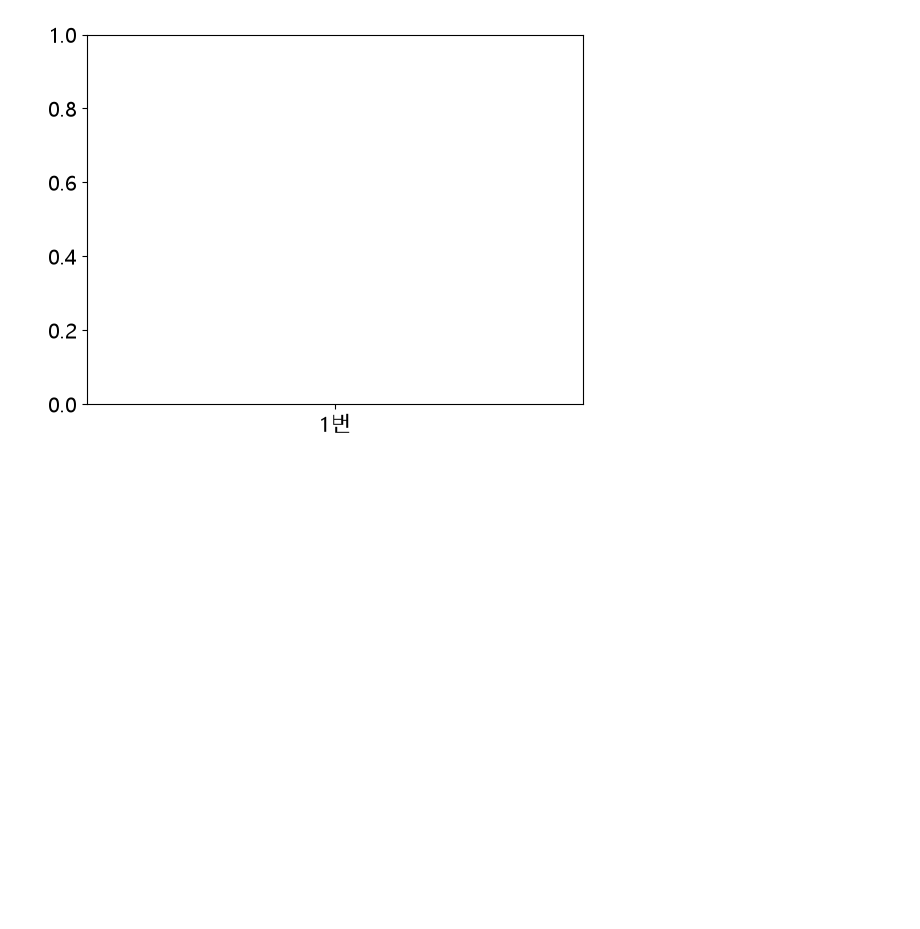
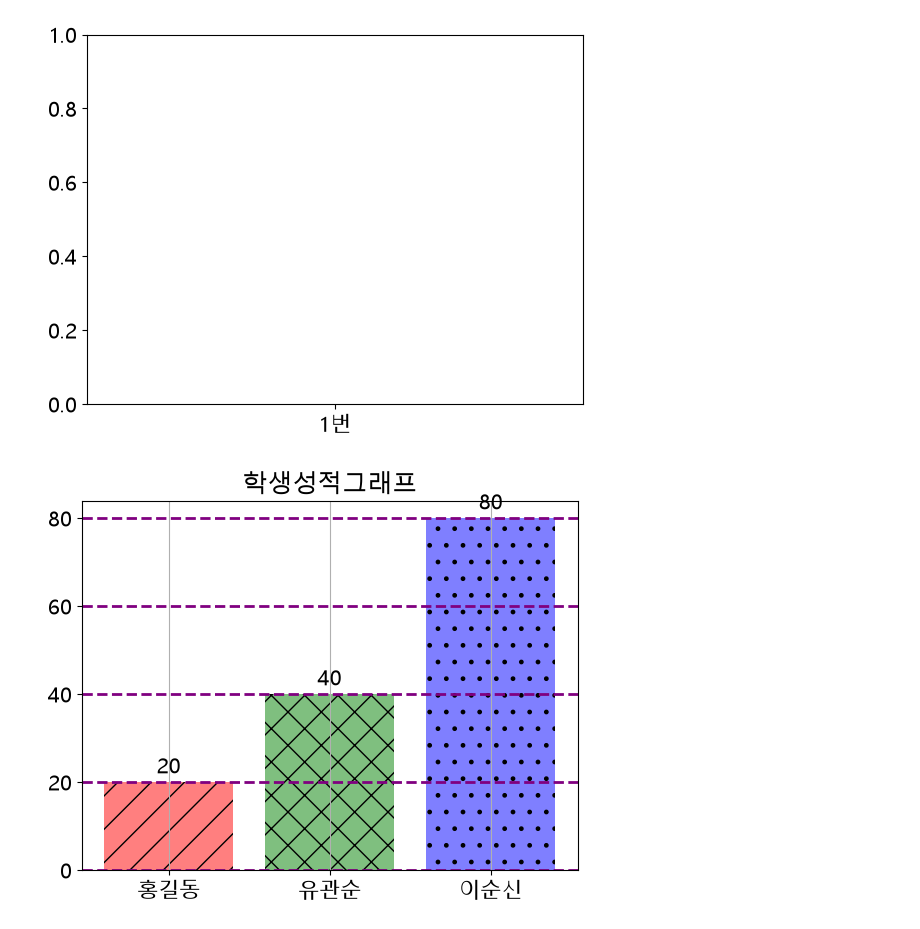
Before and after one commit to YoonKHee/air_data_0928, a Jupyter notebook: p1002/p1002_05(그래프모양).ipynb, the cells around one changed output. Cells and saved outputs as stored; diff of their text form; code cells hidden in the pictures; blank space fills up the shorter version.

```diff
--- a/p1002/p1002_05(그래프모양).ipynb
+++ b/p1002/p1002_05(그래프모양).ipynb
@@ -123,3 +125,33 @@ plt.show()
 # %% [output]
 AttributeError: Rectangle.set() got an unexpected keyword argument 'marker'
 [figure]
+# %%
+# 선 스타일
+# x = [1,2,3]
+x = ['홍길동','유관순','이순신']
+y = [20,40,80]
+y2 = [50,10,30]
+y3 = [10,20,50]
+
+colors =['red', 'green','blue']
+plt.title('학생성적그래프')
+# color :그래프 생상 변경 :색상(,'red), 여러개('red','green','blue')
+# width :그래프 넓이 조정, alpha:투명도
+bar=plt.bar(x,y,color=colors,width=0.8,alpha=0.5)
+bar[0].set_hatch('/')
+bar[1].set_hatch('x')
+bar[2].set_hatch('.')
+
+#grid:격자
+plt.grid(axis='y',linewidth=2,color='purple',linestyle='--')
+plt.grid(axis='x')
+
+# barh : 가로막대 그래프 생성
+# plt.barh(y,x)
+# plt.xticks(x,rotation=45)
+# rotation:각도조절
+for i,v in enumerate(y):
+    plt.text(x[i],y[i]+2,v,ha='center')
+plt.show()
+# %% [output]
+[figure, added]
```
Also changed, not shown: parts of 1 cell of this notebook, 3 other files.
